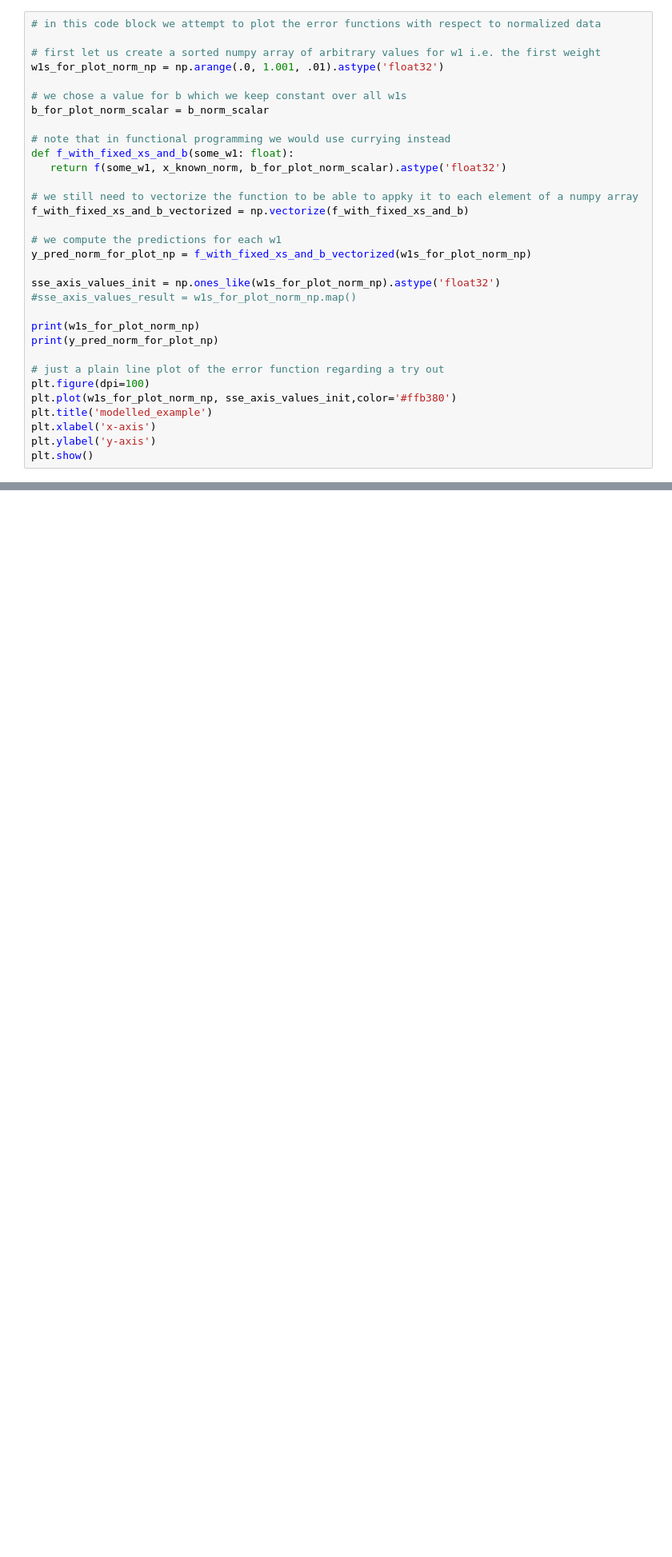
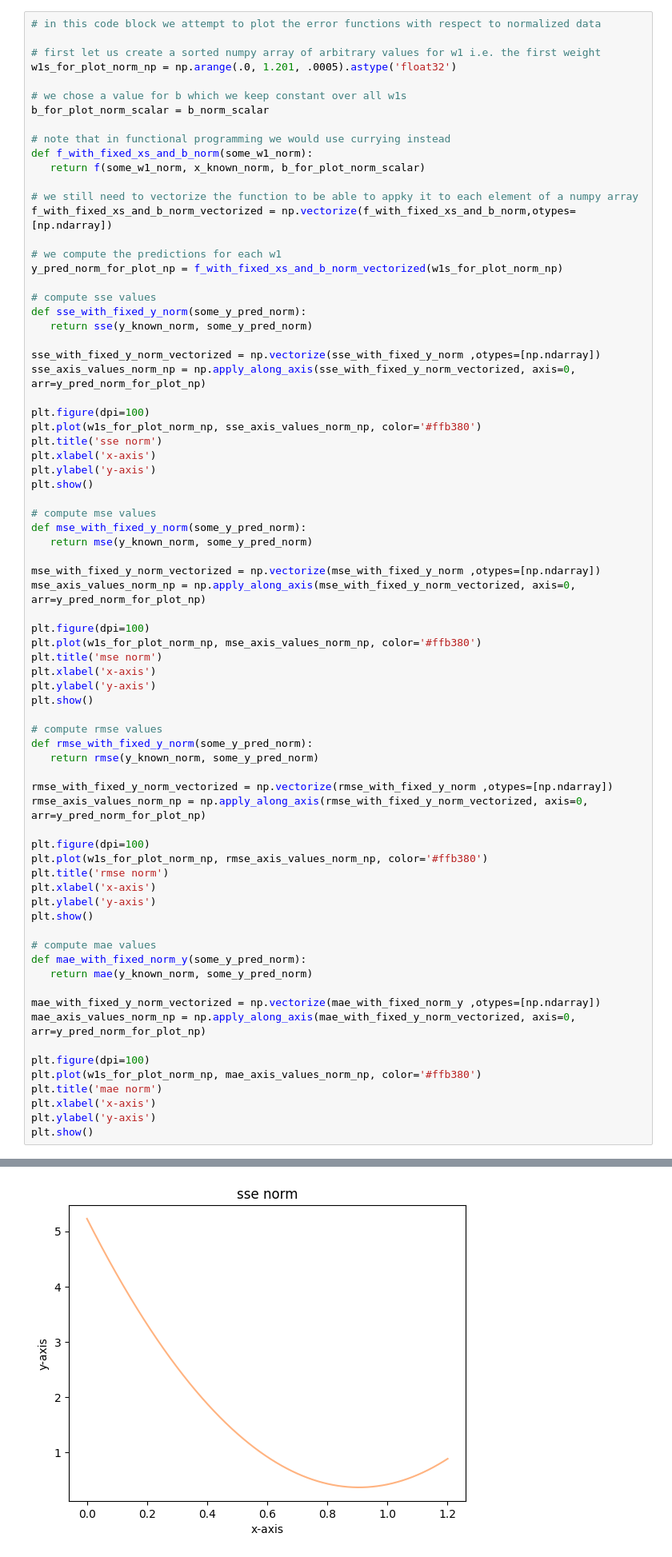
Before and after one commit to aisven/fullstack-ml-academy-homework, a Jupyter notebook: notepads/07-Gradientenverfahren/07-Gradientenverfahren.ipynb, the cells around one changed output, grey strips where cells are left out. Shown at 80% size. Saved outputs shown, nothing was run; the diff lists cells and outputs as text; blank space fills up the shorter version.

```diff
--- a/notepads/07-Gradientenverfahren/07-Gradientenverfahren.ipynb
+++ b/notepads/07-Gradientenverfahren/07-Gradientenverfahren.ipynb
@@ -693,32 +774,74 @@ assert mae_explicit_example != mae_example_norm
 # in this code block we attempt to plot the error functions with respect to normalized data
 
 # first let us create a sorted numpy array of arbitrary values for w1 i.e. the first weight
-w1s_for_plot_norm_np = np.arange(.0, 1.001, .01).astype('float32')
+w1s_for_plot_norm_np = np.arange(.0, 1.201, .0005).astype('float32')
 
 # we chose a value for b which we keep constant over all w1s
 b_for_plot_norm_scalar = b_norm_scalar
 
 # note that in functional programming we would use currying instead
-def f_with_fixed_xs_and_b(some_w1: float):
-   return f(some_w1, x_known_norm, b_for_plot_norm_scalar).astype('float32')
+def f_with_fixed_xs_and_b_norm(some_w1_norm):
+   return f(some_w1_norm, x_known_norm, b_for_plot_norm_scalar)
 
 # we still need to vectorize the function to be able to appky it to each element of a numpy array
-f_with_fixed_xs_and_b_vectorized = np.vectorize(f_with_fixed_xs_and_b)
+f_with_fixed_xs_and_b_norm_vectorized = np.vectorize(f_with_fixed_xs_and_b_norm,otypes=[np.ndarray])
 
 # we compute the predictions for each w1
-y_pred_norm_for_plot_np = f_with_fixed_xs_and_b_vectorized(w1s_for_plot_norm_np)
+y_pred_norm_for_plot_np = f_with_fixed_xs_and_b_norm_vectorized(w1s_for_plot_norm_np)
 
-sse_axis_values_init = np.ones_like(w1s_for_plot_norm_np).astype('float32')
-#sse_axis_values_result = w1s_for_plot_norm_np.map()
+# compute sse values
+def sse_with_fixed_y_norm(some_y_pred_norm):
+   return sse(y_known_norm, some_y_pred_norm)
 
-print(w1s_for_plot_norm_np)
-print(y_pred_norm_for_plot_np)
+sse_with_fixed_y_norm_vectorized = np.vectorize(sse_with_fixed_y_norm ,otypes=[np.ndarray])
+sse_axis_values_norm_np = np.apply_along_axis(sse_with_fixed_y_norm_vectorized, axis=0, arr=y_pred_norm_for_plot_np)
 
-# just a plain line plot of the error function regarding a try out
 plt.figure(dpi=100)
-plt.plot(w1s_for_plot_norm_np, sse_axis_values_init,color='#ffb380')
-plt.title('modelled_example')
+plt.plot(w1s_for_plot_norm_np, sse_axis_values_norm_np, color='#ffb380')
+plt.title('sse norm')
 plt.xlabel('x-axis')
 plt.ylabel('y-axis')
 plt.show()
+
+# compute mse values
+def mse_with_fixed_y_norm(some_y_pred_norm):
+   return mse(y_known_norm, some_y_pred_norm)
+
+mse_with_fixed_y_norm_vectorized = np.vectorize(mse_with_fixed_y_norm ,otypes=[np.ndarray])
+mse_axis_values_norm_np = np.apply_along_axis(mse_with_fixed_y_norm_vectorized, axis=0, arr=y_pred_norm_for_plot_np)
+
+plt.figure(dpi=100)
+plt.plot(w1s_for_plot_norm_np, mse_axis_values_norm_np, color='#ffb380')
+plt.title('mse norm')
+plt.xlabel('x-axis')
+plt.ylabel('y-axis')
+plt.show()
+
+# compute rmse values
+def rmse_with_fixed_y_norm(some_y_pred_norm):
+   return rmse(y_known_norm, some_y_pred_norm)
+
+rmse_with_fixed_y_norm_vectorized = np.vectorize(rmse_with_fixed_y_norm ,otypes=[np.ndarray])
+rmse_axis_values_norm_np = np.apply_along_axis(rmse_with_fixed_y_norm_vectorized, axis=0, arr=y_pred_norm_for_plot_np)
+
+plt.figure(dpi=100)
+plt.plot(w1s_for_plot_norm_np, rmse_axis_values_norm_np, color='#ffb380')
+plt.title('rmse norm')
+plt.xlabel('x-axis')
+plt.ylabel('y-axis')
+plt.show()
+
+# compute mae values
+def mae_with_fixed_norm_y(some_y_pred_norm):
+   return mae(y_known_norm, some_y_pred_norm)
+
+mae_with_fixed_y_norm_vectorized = np.vectorize(mae_with_fixed_norm_y ,otypes=[np.ndarray])
+mae_axis_values_norm_np = np.apply_along_axis(mae_with_fixed_y_norm_vectorized, axis=0, arr=y_pred_norm_for_plot_np)
+
+plt.figure(dpi=100)
+plt.plot(w1s_for_plot_norm_np, mae_axis_values_norm_np, color='#ffb380')
+plt.title('mae norm')
+plt.xlabel('x-axis')
+plt.ylabel('y-axis')
+plt.show()
 # %% [output]
@@ -742,0 +848 @@ ValueError: setting an array element with a sequence.
+[figure, added]
```
Also changed, not shown: parts of 7 cells of this notebook.
